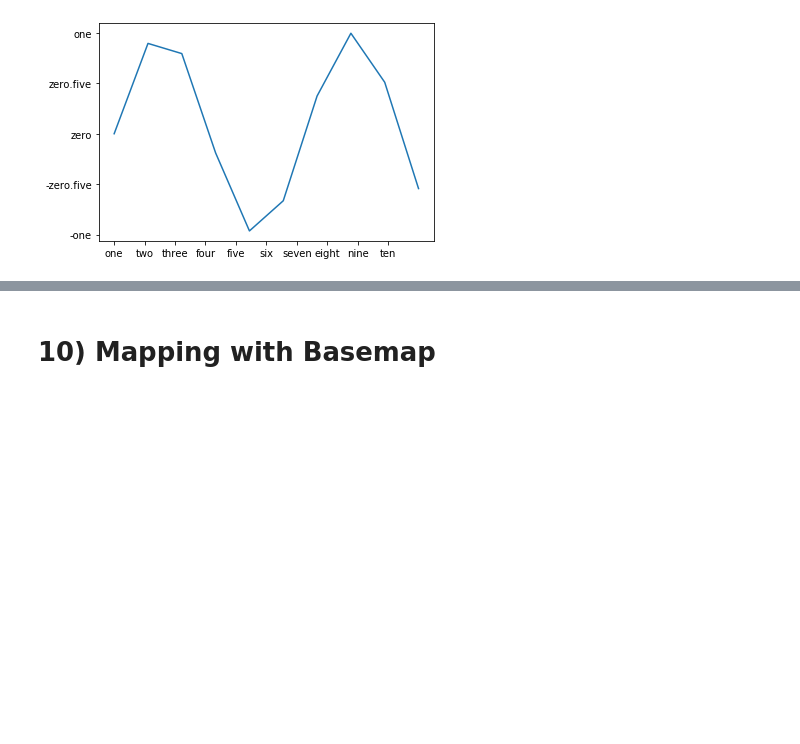
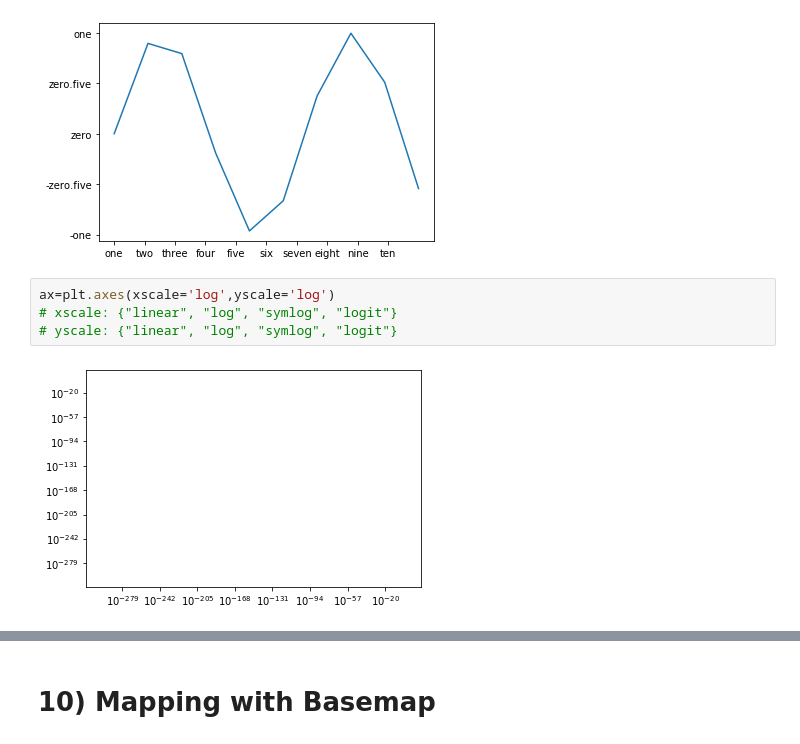
Before and after one commit to Tanzeel550/Complete-References, a Jupyter notebook: Visualization using Matplotlib.ipynb, the cells around one changed output, grey strips where cells are left out. Drawn from its saved outputs; the diff is of its cells as text; blank space fills up the shorter version.

```diff
--- a/Visualization using Matplotlib.ipynb
+++ b/Visualization using Matplotlib.ipynb
@@ -548,3 +550,9 @@ ax.set_yticklabels(['-one', '-zero.five','zero','zero.five','one'])
  Text(0, 0, 'zero.five'),
  Text(0, 0, 'one')]
 [figure]
+# %%
+ax=plt.axes(xscale='log',yscale='log')
+# xscale: {"linear", "log", "symlog", "logit"}
+# yscale: {"linear", "log", "symlog", "logit"}
+# %% [output]
+[figure, added]
```
Also changed, not shown: parts of 19 cells of this notebook, 1 other file.
